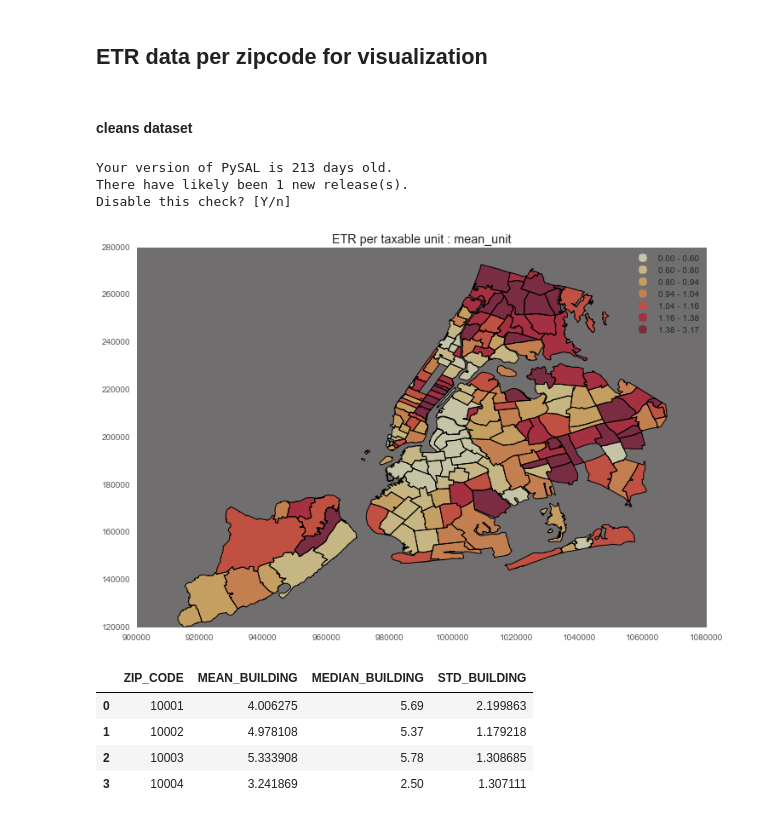
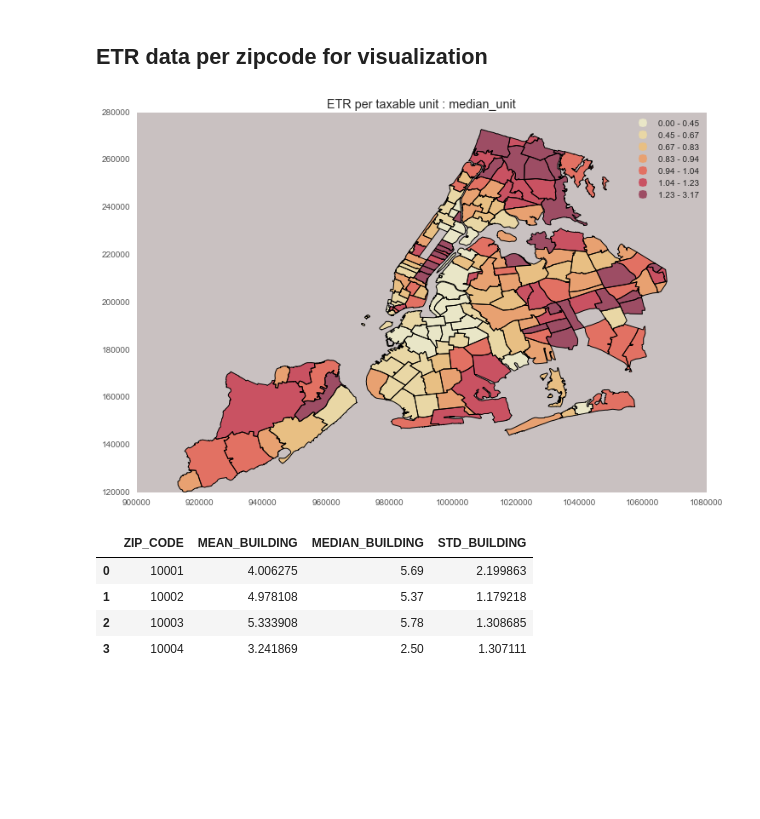
Before and after one commit to mu529/property_tax, a Jupyter notebook: ETR-2014.ipynb, the cells around one changed output. Drawn from its saved outputs; the diff is of its cells as text; code cells hidden in the pictures; blank space fills up the shorter version.

```diff
--- a/ETR-2014.ipynb
+++ b/ETR-2014.ipynb
@@ -355,8 +355,6 @@ len(finale[finale['TAX_RATE_PER_UNIT']>20]) # Forty observations are quite outli
 clean_data = finale[finale['TAX_RATE_PER_UNIT']<20] # Clean data
 # %% [markdown]
 ## ETR data per zipcode for visualization
-# %% [markdown]
-#### cleans dataset
 # %%
 ETR_UNIT_ZIP = pd.DataFrame({'STD_UNIT':clean_data.groupby('ZIP_CODE',axis=0)['TAX_RATE_PER_UNIT'].std(),
                             'MEAN_UNIT':clean_data.groupby('ZIP_CODE',axis=0)['TAX_RATE_PER_UNIT'].mean(),
@@ -372,12 +370,9 @@ def plot(df,color,title,column):
     title = title + ' : ' + column.lower()
     plt.title(title);
 # %%
-plot(ETR_UNIT_ZIP,'#706E6E','ETR per taxable unit','MEAN_UNIT')
+plot(ETR_UNIT_ZIP,'#C9C1C1','ETR per taxable unit','MEDIAN_UNIT')
 # %% [output]
-Your version of PySAL is 213 days old.
-There have likely been 1 new release(s).
-Disable this check? [Y/n]
-[figure, old version]
+[figure, new version]
 # %%
 ETR_BUILDING_ZIP = pd.DataFrame({'STD_BUILDING':clean_data.groupby('ZIP_CODE',axis=0)['EST_TAX_RATE_ACTUAL'].std(),
                             'MEAN_BUILDING':clean_data.groupby('ZIP_CODE',axis=0)['EST_TAX_RATE_ACTUAL'].mean(),
```
Also changed, not shown: parts of 23 cells of this notebook.
